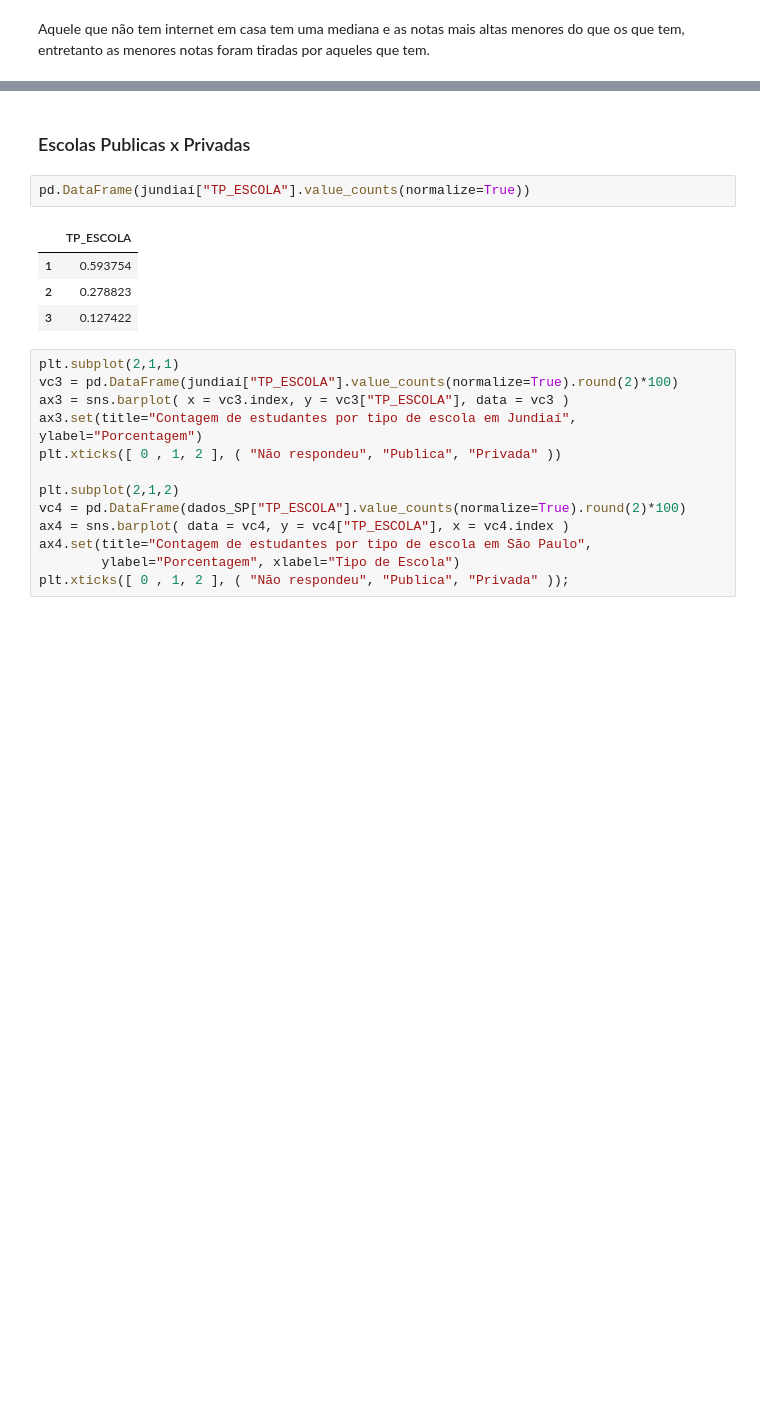
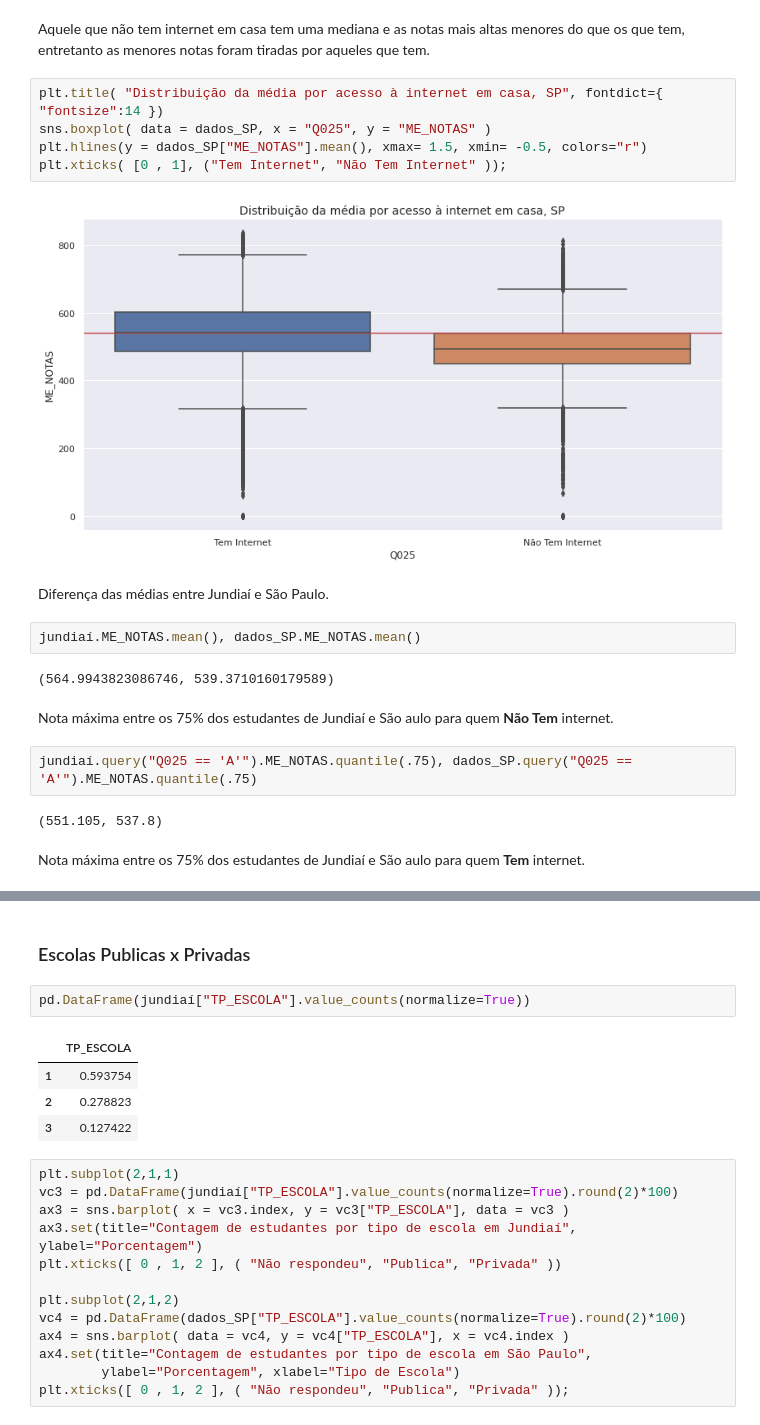
Before and after one commit to LucasDatilioCarderelli/ImersaoDados2, a Jupyter notebook: Lucas_Datilio_Carderelli_Imersão_Dados_Desafio_Final_ENEM_2019.ipynb, the cells around one changed output, grey strips where cells are left out. Cells and saved outputs as stored; diff of their text form; blank space fills up the shorter version.

```diff
--- a/Lucas_Datilio_Carderelli_Imersão_Dados_Desafio_Final_ENEM_2019.ipynb
+++ b/Lucas_Datilio_Carderelli_Imersão_Dados_Desafio_Final_ENEM_2019.ipynb
@@ -180,2 +181,23 @@ plt.xticks( [0 , 1], ("Tem Internet", "Não Tem Internet" ));
 # %% [markdown]
 Aquele que não tem internet em casa tem uma mediana e as notas mais altas menores do que os que tem, entretanto as menores notas foram tiradas por aqueles que tem.
+# %%
+plt.title( "Distribuição da média por acesso à internet em casa, SP", fontdict={ "fontsize":14 })
+sns.boxplot( data = dados_SP, x = "Q025", y = "ME_NOTAS" )
+plt.hlines(y = dados_SP["ME_NOTAS"].mean(), xmax= 1.5, xmin= -0.5, colors="r")
+plt.xticks( [0 , 1], ("Tem Internet", "Não Tem Internet" ));
+# %% [output]
+[figure, added]
+# %% [markdown]
+Diferença das médias entre Jundiaí e São Paulo.
+# %%
+jundiaí.ME_NOTAS.mean(), dados_SP.ME_NOTAS.mean()
+# %% [output]
+(564.9943823086746, 539.3710160179589)
+# %% [markdown]
+Nota máxima entre os 75% dos estudantes de Jundiaí e São aulo para quem **Não Tem** internet.
+# %%
+jundiaí.query("Q025 == 'A'").ME_NOTAS.quantile(.75), dados_SP.query("Q025 == 'A'").ME_NOTAS.quantile(.75)
+# %% [output]
+(551.105, 537.8)
+# %% [markdown]
+Nota máxima entre os 75% dos estudantes de Jundiaí e São aulo para quem **Tem** internet.
```
Also changed, not shown: parts of 3 cells of this notebook.
